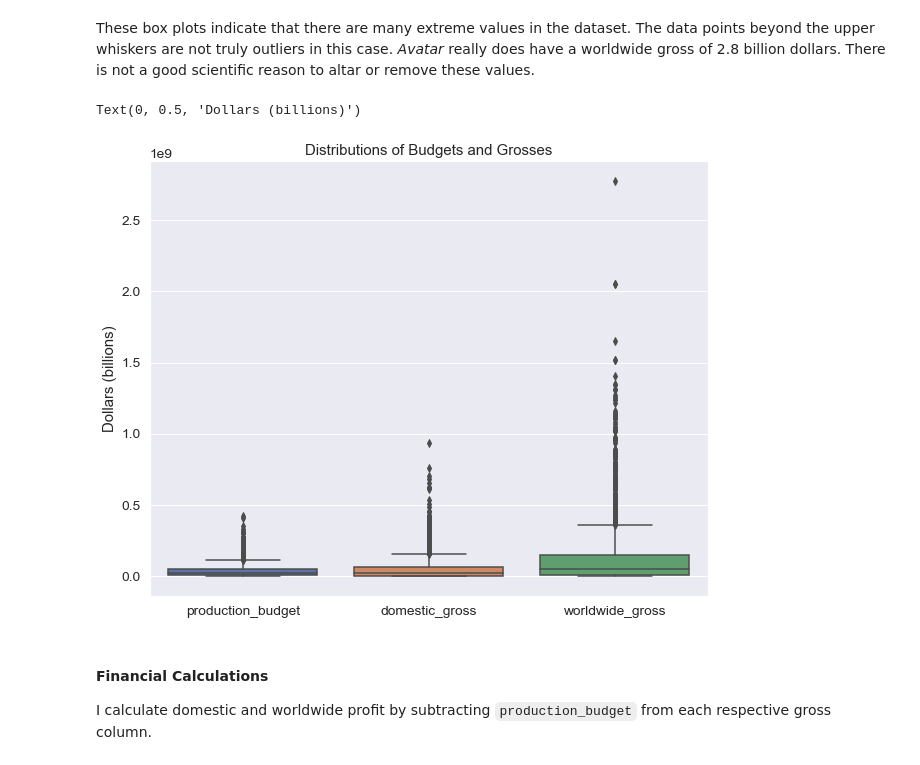
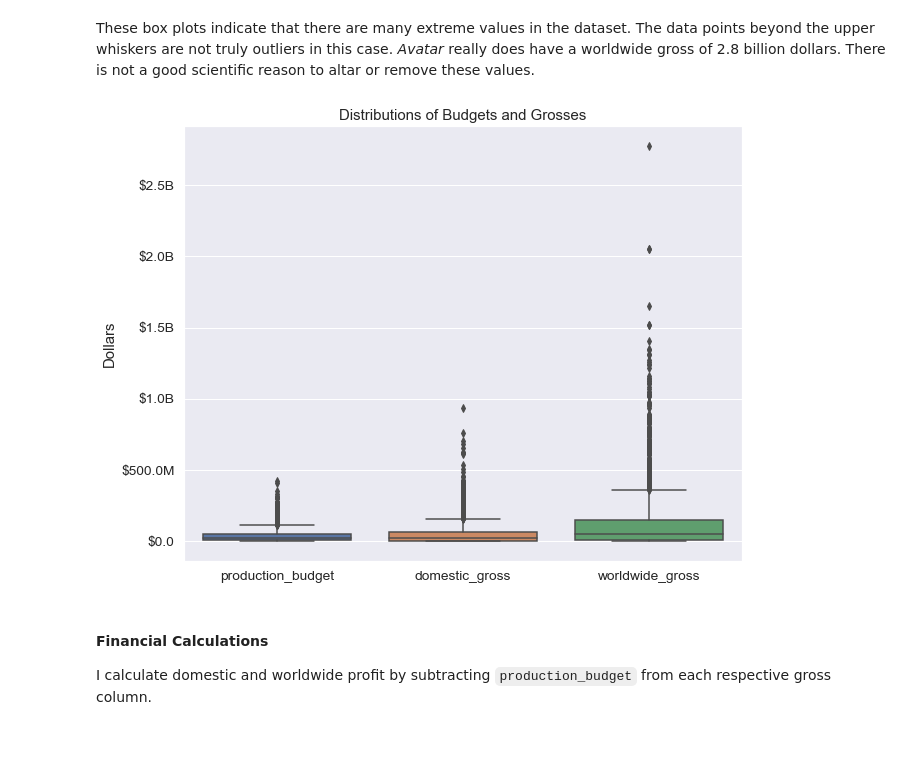
Before and after one commit to ndgigliotti/dsc-phase-1-project, a Jupyter notebook: genre_profitability.ipynb, the cells around one changed output. Saved outputs shown, nothing was run; the diff lists cells and outputs as text; code cells hidden in the pictures.

Commit message:
improved graphs

```diff
--- a/genre_profitability.ipynb
+++ b/genre_profitability.ipynb
@@ -191,13 +194,13 @@ These box plots indicate that there are many extreme values in the dataset. The
 # %%
 fix, ax = plt.subplots(figsize=(10, 8))
 ax = sns.boxplot(data=tn[money_cols],
                  ax=ax,
                 palette='deep')
 ax.set_title('Distributions of Budgets and Grosses')
-ax.set_ylabel('Dollars (billions)')
+ax.set_ylabel('Dollars')
+ax.yaxis.set_major_formatter(plotting.big_money_formatter(1))
 # %% [output]
-Text(0, 0.5, 'Dollars (billions)')
-[figure, old version]
+[figure, new version]
 # %% [markdown]
 #### Financial Calculations
 I calculate domestic and worldwide profit by subtracting `production_budget` from each respective gross column.
```
Also changed, not shown: parts of 22 cells of this notebook, 2 other files.
